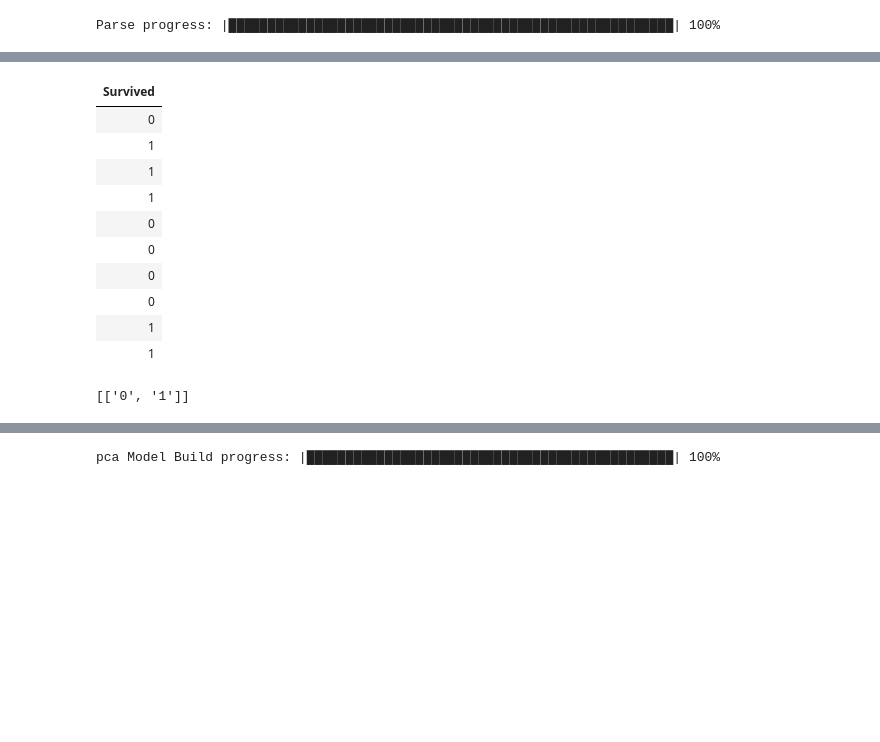
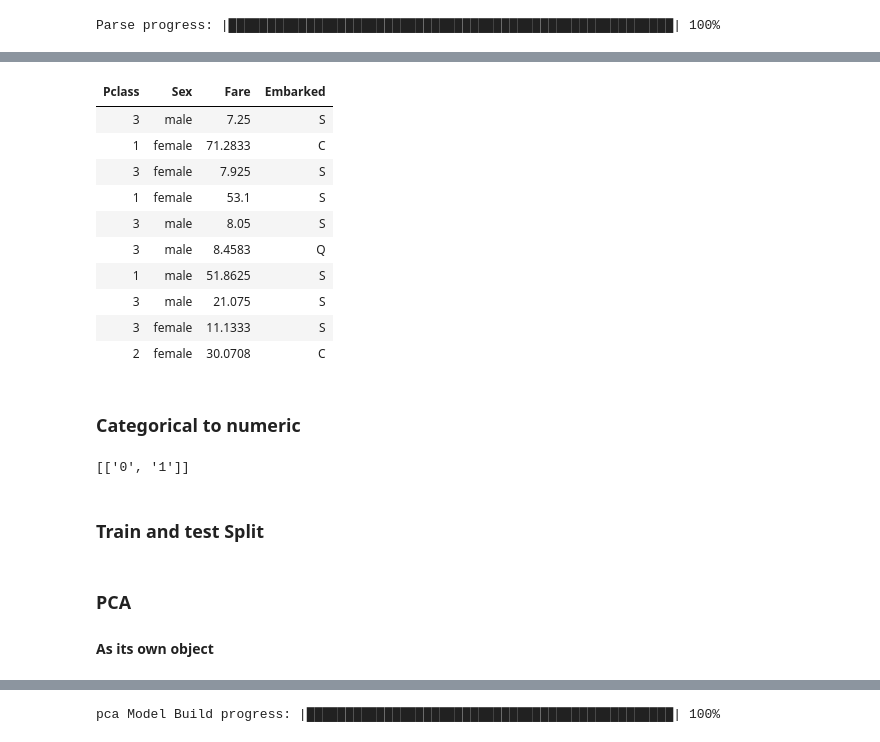
Before and after one commit to Gori89/H2O_WorkShop, a Jupyter notebook: H2O_Machine_Learning.ipynb, the cells around one changed output, grey strips where cells are left out. Saved outputs shown, nothing was run; the diff lists cells and outputs as text; code cells hidden in the pictures; blank space fills up the shorter version.

```diff
--- a/H2O_Machine_Learning.ipynb
+++ b/H2O_Machine_Learning.ipynb
@@ -37,27 +55,34 @@ Parse progress: |█████████████████████
 y_columns = "Survived"
 x_columns = ["Pclass","Sex","Fare", "Embarked"]
 # %%
-titanic[y_columns]
+titanic[x_columns]
 # %% [output]
-| Survived |
-| 0 |
-| 1 |
-| 1 |
-| 1 |
-| 0 |
-| 0 |
-| 0 |
-| 0 |
-| 1 |
-| 1 |
+| Pclass | Sex | Fare | Embarked |
+| 3 | male | 7.25 | S |
+| 1 | female | 71.2833 | C |
+| 3 | female | 7.925 | S |
+| 1 | female | 53.1 | S |
+| 3 | male | 8.05 | S |
+| 3 | male | 8.4583 | Q |
+| 1 | male | 51.8625 | S |
+| 3 | male | 21.075 | S |
+| 3 | female | 11.1333 | S |
+| 2 | female | 30.0708 | C |
+# %% [markdown]
+### Categorical to numeric
 # %%
 titanic[y_columns] = titanic[y_columns].asfactor()
 titanic[y_columns].levels()
 # %% [output]
 [['0', '1']]
+# %% [markdown]
+### Train and test Split
 # %%
 train, test=titanic.split_frame(ratios = [.8])
 X_train=train[x_columns]
 y_train=train[y_columns]
 X_test=test[x_columns]
 y_test=test[y_columns]
+# %% [markdown]
+### PCA
+#### As its own object
```
Also changed, not shown: parts of 28 cells of this notebook.
